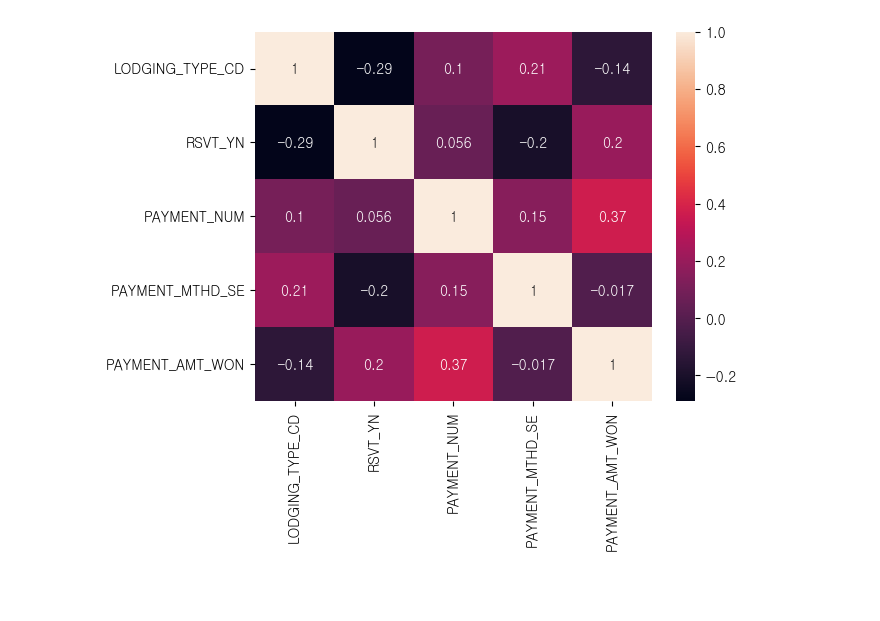
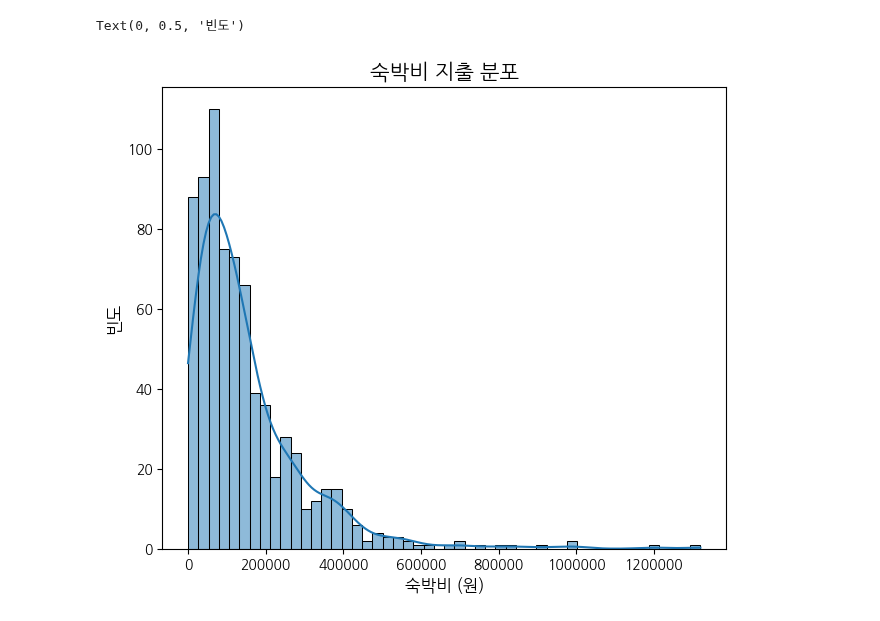
Before and after one commit to SKNetworks-AI19-250818/SKN19-mini-1Team, a Jupyter notebook: preprocessing/숙박소비내역_전처리.ipynb, the cells around one changed output. Cells and saved outputs as stored; diff of their text form; code cells hidden in the pictures; blank space fills up the shorter version.

```diff
--- a/preprocessing/숙박소비내역_전처리.ipynb
+++ b/preprocessing/숙박소비내역_전처리.ipynb
@@ -66,0 +13,4 @@ df = df.drop(columns=[
+# %%
+# WSL2 font setting
+plt.rc('font', family='NanumGothic')
+plt.rc('axes', unicode_minus=False) # 마이너스 기호 깨짐 방지
@@ -67,4 +30,24 @@ df = df.drop(columns=[
+# %%
+# PAYMENT_DT의 NaN 값을 TRAVEL_START_YMD 값으로 채우기
+df_merged['PAYMENT_DT'] = df_merged['PAYMENT_DT'].fillna(df_merged['TRAVEL_START_YMD'])
+
+# PAYMENT_DT 변환
+try:
+    df_merged['PAYMENT_DT'] = pd.to_datetime(df_merged['PAYMENT_DT'], format='%Y-%m-%d %H:%M:%S', errors='coerce')
+except Exception as e:
+    print(f"지정된 포맷으로 변환 실패: {e}")
+    print("'mixed' 포맷으로 다시 시도합니다.")
+    df_merged['PAYMENT_DT'] = pd.to_datetime(df_merged['PAYMENT_DT'], format='mixed', errors='coerce')
+# %%
+# 불필요한 컬럼 삭제 (전부 NaN이거나, 병합 후 중복되는 컬럼)
+df_lodge_clean = df_merged.drop(columns=['CHK_IN_DT_MIN', 'CHK_OUT_DT_MIN', 'TRAVEL_START_YMD', 'BRNO', 'ROAD_NM_CD', 'LOTNO_CD', 'PAYMENT_ETC'])
+
+# 결측치
+na_columns = ['ROAD_NM_ADDR', 'LOTNO_ADDR', 'STORE_NM']
+df_lodge_clean[na_columns] = df_lodge_clean[na_columns].fillna('정보없음')
 # %%
-# RSVT_YN : 예약 여부 확인 인코딩
+# RSVT_YN, LODGING_TYPE_CD, PAYMENT_MTHD_SE 인코딩
 le = LabelEncoder()
-df['RSVT_YN'] = le.fit_transform(y=df['RSVT_YN'])
+df_lodge_clean['RSVT_YN'] = le.fit_transform(y=df_lodge_clean['RSVT_YN'])
+df_lodge_clean['LODGING_TYPE_CD'] = le.fit_transform(y=df_lodge_clean['LODGING_TYPE_CD'])
+df_lodge_clean['PAYMENT_MTHD_SE'] = le.fit_transform(y=df_lodge_clean['PAYMENT_MTHD_SE'])
@@ -97,8 +54,15 @@ plt.show()
-# %%
-# 히트맵
-corr_matrix = df.corr(numeric_only=True)
-
-sns.heatmap(data=corr_matrix, annot=True)
-plt.show()
-# %% [output]
-[figure, removed]
+# %%
+# --- 시각화 코드 ---
+plt.figure(figsize=(16, 6))
+
+# 1-1. 히스토그램으로 분포 확인
+plt.subplot(1, 2, 1)
+sns.histplot(df_lodge_clean['PAYMENT_AMT_WON'], bins=50, kde=True)
+plt.ticklabel_format(style='plain', axis='x')
+
+plt.title('숙박비 지출 분포', fontsize=15)
+plt.xlabel('숙박비 (원)', fontsize=12)
+plt.ylabel('빈도', fontsize=12)
+# %% [output]
+Text(0, 0.5, '빈도')
+[figure, added]
```
Also changed, not shown: parts of 10 cells of this notebook.
